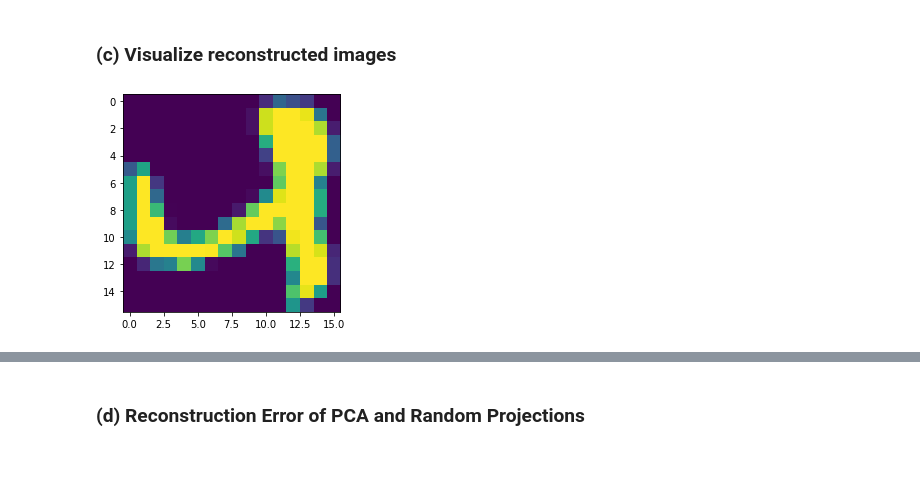
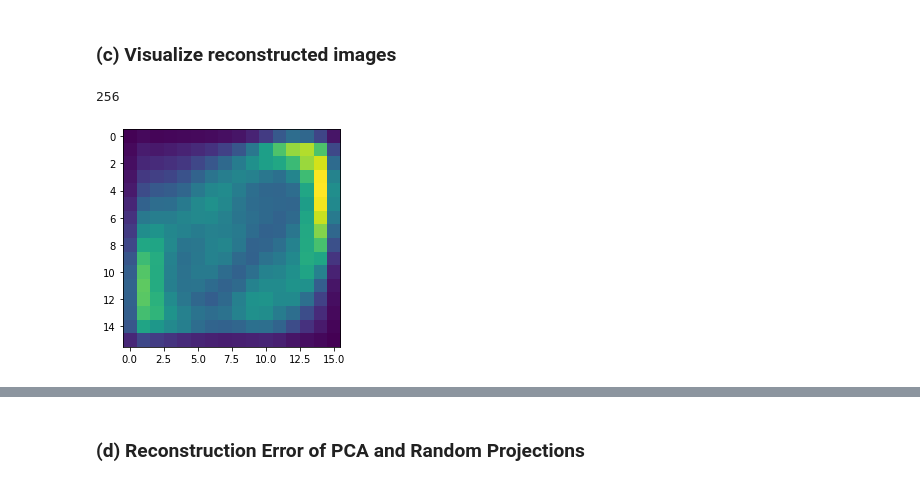
Before and after one commit to Zleander/SML_Exercises, a Jupyter notebook: Ex09/Assignment9.ipynb, the cells around one changed output, grey strips where cells are left out. Saved outputs shown, nothing was run; the diff lists cells and outputs as text; code cells hidden in the pictures.

```diff
--- a/Ex09/Assignment9.ipynb
+++ b/Ex09/Assignment9.ipynb
@@ -63,3 +63,11 @@ xs_usps.shape, ys_usps.shape
 # YOUR CODE HERE
 # %% [markdown]
 ### (a) Reduce the dataset's dimensionality to d=2
+# %%
+pca = PCA(n_components=2) # an np.array of shape 1000x2
+pca = pca.fit(xs_usps)
+xs_usps_pca = pca.transform(xs_usps)
+
+plt.scatter(*xs_usps_pca.T, c=ys_usps)
+plt.title('PCA Projection of USPS data')
+plt.show()
@@ -66,9 +76,11 @@ xs_usps.shape, ys_usps.shape
 # %%
-xs_usps_pca = ... # an np.array of shape 1000x2
+random = GaussianRandomProjection(n_components=2)
+random.fit(xs_usps)
+xs_usps_random = random.transform(xs_usps) # an np.array of shape 1000x2
 
 # YOUR CODE HERE
 
-plt.scatter(*xs_usps_pca.T, c=ys_usps)
-plt.title('PCA Projection of USPS data')
+plt.scatter(*xs_usps_random.T, c=ys_usps)
+plt.title('Random Projection of USPS data')
 plt.show()
 # %% [output]
@@ -95,0 +90,19 @@ NameError: name 'plt' is not defined
+# %%
+#fig, axis = plt.subplots(2, 2)
+
+xs_inv = pca.inverse_transform(xs_usps_pca)
+xs_random_inv = reconstruct(xs_usps, xs_usps_random)
+
+plt.scatter(xs_usps[:, 0], xs_usps[:, 1], label='Original points')
+plt.scatter(xs_inv[:, 0], xs_inv[:, 1], label='InverseTransform')
+[plt.plot([xs_usps[i, 0], xs_usps[i, 0]], [xs_inv[i, 1], xs_inv[i, 1]]) for i in range(2)]
+plt.legend()
+plt.title('PCA reconstructed')
+plt.show()
+
+plt.scatter(xs_usps[:, 0], xs_usps[:, 1], label='Original points')
+plt.scatter(xs_random_inv[:, 0], xs_random_inv[:, 1], label='InverseTransform')
+[plt.plot([xs_usps[i, 0], xs_usps[i, 0]], [xs_random_inv[i, 1], xs_random_inv[i, 1]]) for i in range(2)]
+plt.legend()
+plt.title('Random Projections reconstructed')
+plt.show()
@@ -117,9 +133,11 @@ xs_usps_random = random_projection.fit_transform(xs_usps)
 assert (xs_usps - reconstruct(xs_usps, xs_usps_random)).max() < 1e-8
 # %%
 # we want to reconstruct digit number 100 - visualize it
-digit = xs_usps[100,:]
+digit = xs_inv[100,:]
+print(len(digit))
 plt.imshow(digit.reshape(16, 16))
 plt.show()
 # %% [output]
+256
-[figure, old version]
+[figure, new version]
 # %%
```
Also changed, not shown: parts of 7 cells of this notebook.
